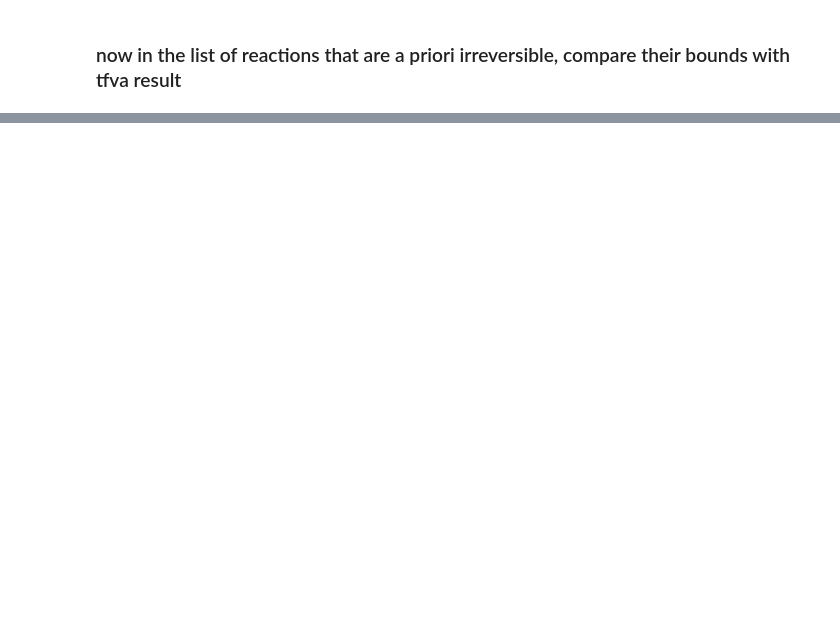
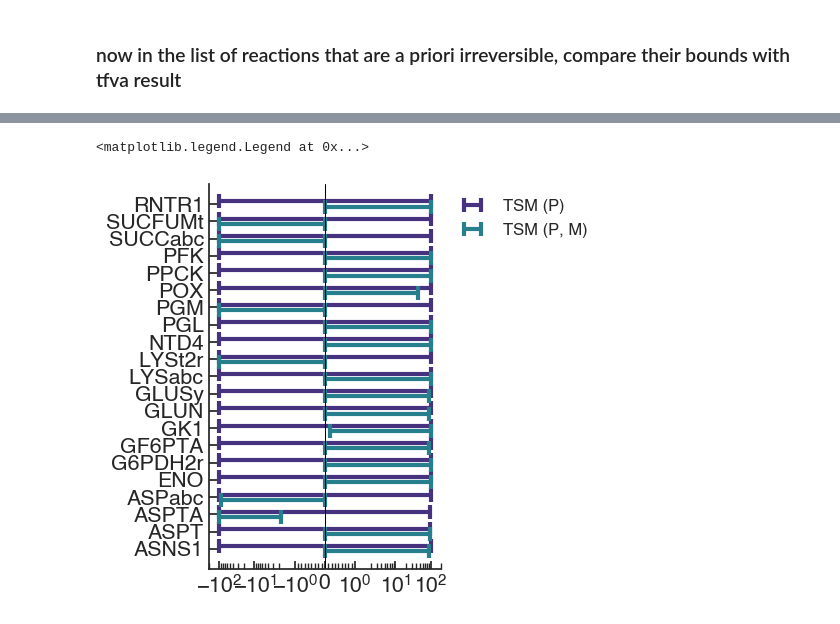
Before and after one commit to molecular-systems-biology/thermo-flux, a Jupyter notebook: Results_protocol_paper_2024/results_C_ecoli/2_ecoli_analysis_directions.ipynb, the cells around one changed output, grey strips where cells are left out. Saved outputs shown, nothing was run; the diff lists cells and outputs as text; code cells hidden in the pictures; blank space fills up the shorter version.

```diff
--- a/Results_protocol_paper_2024/results_C_ecoli/2_ecoli_analysis_directions.ipynb
+++ b/Results_protocol_paper_2024/results_C_ecoli/2_ecoli_analysis_directions.ipynb
@@ -192,0 +186,3 @@ dtype: int64
+# %%
+rxn_irr_wmet_full=df_compare[(df_compare['nomet_dir']=='Reversible') & (df_compare['tfva_dir']!='Reversible')].index
+rxn_irr_wmet=[i for i in rxn_irr_wmet_full if df_vbounds.loc[i,'ub']-df_vbounds.loc[i,'lb']>1e-4]
@@ -192,0 +209,43 @@ dtype: int64
+# %%
+def plotbarplot2(rxn_list, df_va, ax, offset=0, capsize=5, **kwargs):
+    for i, rxn in enumerate(rxn_list):
+        lb = df_va.loc[rxn, 'lb']
+        ub = df_va.loc[rxn, 'ub']
+        center = (lb + ub) / 2
+        half_range = (ub - lb) / 2
+
+        # Plot a horizontal line with caps at both ends
+        ax.errorbar(
+            center, i + offset,
+            xerr=half_range,
+            fmt='none',               # No central marker
+            ecolor=kwargs.get('color', 'black'),
+            elinewidth=kwargs.get('linewidth', 1),
+            capsize=capsize,
+            capthick=kwargs.get('linewidth', 1),**kwargs
+        )
+# %%
+fig,axes=plt.subplots(figsize=(3,5))
+plotbarplot2(rxn_irr_wmet,nomet_bounds,axes,offset=0.15,color=sns.color_palette('viridis')[0],label='TSM (P)',linewidth=3)
+plotbarplot2(rxn_irr_wmet,df_vbounds,axes,offset=-0.15,color=sns.color_palette('viridis')[2],label='TSM (P, M)',linewidth=3)
+scale_rcparams(fig,scalingf=0.5)
+axes.axvline(0, color='black')
+axes.set_yticks(range(len(rxn_irr_wmet)))
+axes.set_yticklabels(rxn_irr_wmet)#,fontsize=25*2/3)
+# axes.set_xticklabels(axes.get_xticklabels(),fontsize=25*2/3)
+
+
+#x axis
+axes.set_xscale('symlog',linthresh=1.3)
+##set minor ticks on the symlog x axis
+axes.tick_params(axis='x', which='minor', bottom=True)
+axes.xaxis.set_minor_locator(io_func.MinorSymLogLocator(1e-1))
+axes.set_xlim(-200,200)
+handles,labels=axes.get_legend_handles_labels()
+unique=[(h,l) for i ,(h,l) in enumerate(zip(handles,labels)) if l not in labels[:i]]
+axes.legend(*zip(*unique),frameon=False,bbox_to_anchor=(1., 1)) ## dont forget to zip
+# plt.savefig(f'{OUTPUT_FOLDER}/ecoli_vrange_metabolomecomparison.png',dpi=300)
+# plt.savefig(f'{OUTPUT_FOLDER}/ecoli_vrange_metabolomecomparison.svg',dpi=300)
+# %% [output]
+<matplotlib.legend.Legend at 0x...>
+[figure, added]
```
Also changed, not shown: parts of 33 cells of this notebook, 49 other files.
